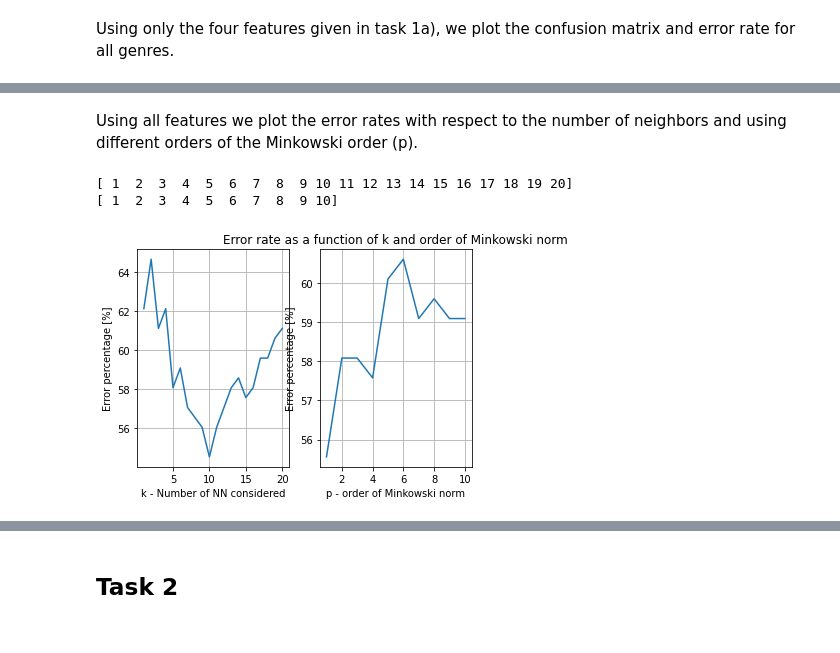
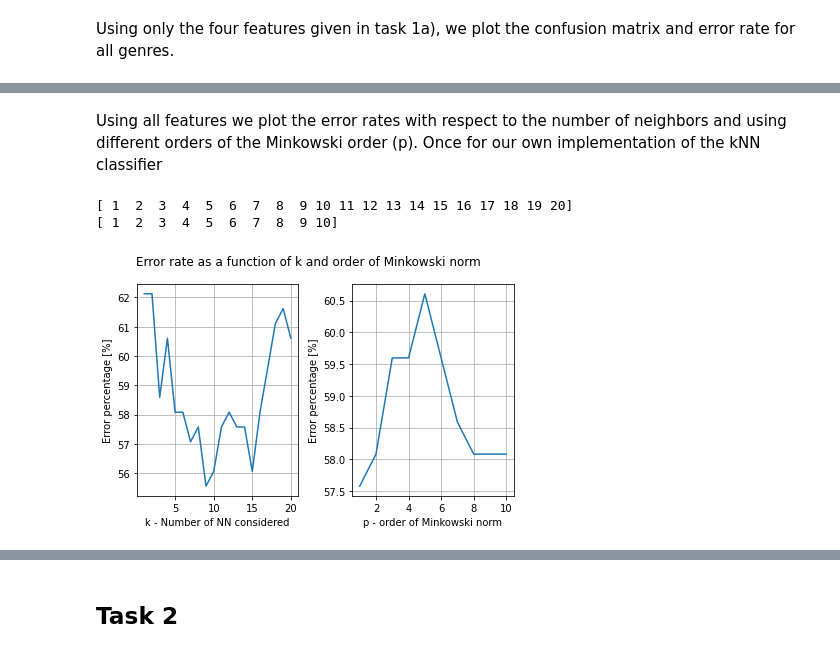
Before and after one commit to nicbres/ttt4275-music-classification, a Jupyter notebook: run.ipynb, the cells around one changed output, grey strips where cells are left out. Saved outputs shown, nothing was run; the diff lists cells and outputs as text; code cells hidden in the pictures.

Commit message:
Improve DIY kNN performance (#16)
* Improve DIY kNN classifier performance

* Use DIY kNN for error rate versus param plot

* Update jupyter notebook

```diff
--- a/run.ipynb
+++ b/run.ipynb
@@ -66,21 +66,22 @@ source.plotting.confusion_matrix(y_true_task1, y_pred_task1)
 # %% [markdown]
 Using all features we plot the error rates with respect to the number of neighbors and using different orders of the Minkowski order (p).
+Once for our own implementation of the kNN classifier
 # %%
 # kNN parameters
 k = 5
 
 training_data, test_data = source.data_handling.prepare_data(
     data_frame=data_set,
 )
 
 ks = np.arange(20) + 1
 ps = np.arange(10) + 1
 
 print(ks)
 print(ps)
 
-source.plotting.error_rates_vs_params(ks, ps, training_data, test_data)
+source.plotting.error_rates_vs_params(ks, ps, training_data, test_data, diy=True)
 # %% [output]
 [ 1  2  3  4  5  6  7  8  9 10 11 12 13 14 15 16 17 18 19 20]
 [ 1  2  3  4  5  6  7  8  9 10]
-[figure, old version]
+[figure, new version]
```
Also changed, not shown: parts of 4 cells of this notebook, 3 other files.
